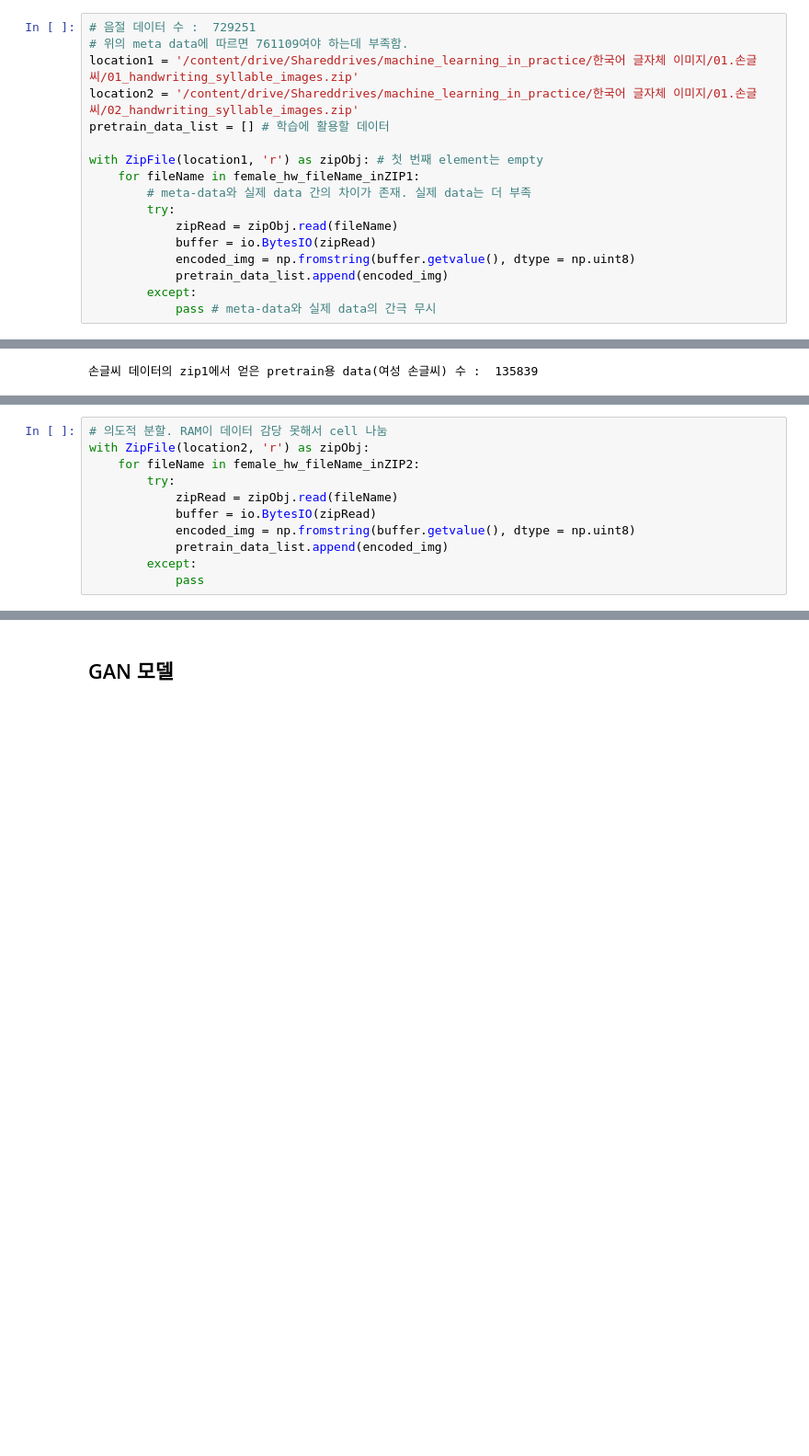
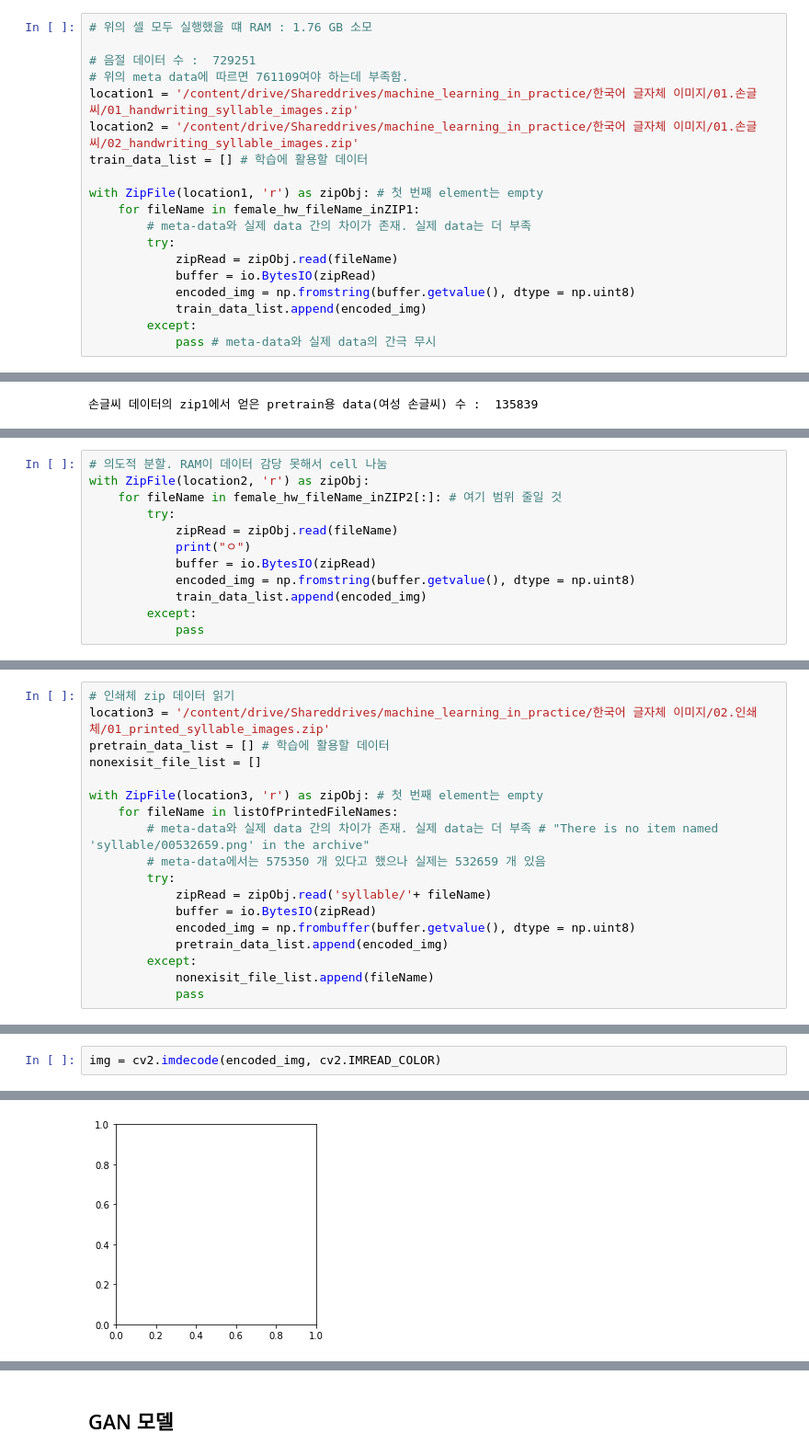
Before and after one commit to PILGI-Analog-To-Digital/Analog-PILGI-to-DIgital, a Jupyter notebook: GAN.ipynb, the cells around one changed output, grey strips where cells are left out. Shown: that part at 92% size. Drawn from its saved outputs; the diff is of its cells as text; blank space fills up the shorter version.

```diff
--- a/GAN.ipynb
+++ b/GAN.ipynb
@@ -146,11 +148,13 @@ for filename in listOfFemaleHandWritingFileNames:
     else:
         female_hw_fileName_inZIP2.append('2_syllable/'+ filename)
 # %%
+# 위의 셀 모두 실행했을 떄 RAM : 1.76 GB 소모
+
 # 음절 데이터 수 :  729251
 # 위의 meta data에 따르면 761109여야 하는데 부족함.
 location1 = '/content/drive/Shareddrives/machine_learning_in_practice/한국어 글자체 이미지/01.손글씨/01_handwriting_syllable_images.zip'
 location2 = '/content/drive/Shareddrives/machine_learning_in_practice/한국어 글자체 이미지/01.손글씨/02_handwriting_syllable_images.zip'
-pretrain_data_list = [] # 학습에 활용할 데이터
+train_data_list = [] # 학습에 활용할 데이터
 
 with ZipFile(location1, 'r') as zipObj: # 첫 번째 element는 empty
     for fileName in female_hw_fileName_inZIP1:
@@ -159,7 +163,7 @@ with ZipFile(location1, 'r') as zipObj: # 첫 번째 element는 empty
             zipRead = zipObj.read(fileName)
             buffer = io.BytesIO(zipRead)
             encoded_img = np.fromstring(buffer.getvalue(), dtype = np.uint8)
-            pretrain_data_list.append(encoded_img)
+            train_data_list.append(encoded_img)
         except:
             pass # meta-data와 실제 data의 간극 무시
 # %%
@@ -169,12 +176,13 @@ print("손글씨 데이터의 zip1에서 얻은 pretrain용 data(여성 손글
 # %%
 # 의도적 분할. RAM이 데이터 감당 못해서 cell 나눔
 with ZipFile(location2, 'r') as zipObj:
-    for fileName in female_hw_fileName_inZIP2:
+    for fileName in female_hw_fileName_inZIP2[:]: # 여기 범위 줄일 것
         try:
             zipRead = zipObj.read(fileName)
+            print("ㅇ")
             buffer = io.BytesIO(zipRead)
             encoded_img = np.fromstring(buffer.getvalue(), dtype = np.uint8)
-            pretrain_data_list.append(encoded_img)
+            train_data_list.append(encoded_img)
         except:
             pass
 # %%
@@ -181,0 +190,18 @@ print("손글씨 데이터 전체에서 얻은 pretrain용 data(여성 손글씨
+# %%
+# 인쇄체 zip 데이터 읽기
+location3 = '/content/drive/Shareddrives/machine_learning_in_practice/한국어 글자체 이미지/02.인쇄체/01_printed_syllable_images.zip'
+pretrain_data_list = [] # 학습에 활용할 데이터
+nonexisit_file_list = []
+
+with ZipFile(location3, 'r') as zipObj: # 첫 번째 element는 empty
+    for fileName in listOfPrintedFileNames:
+        # meta-data와 실제 data 간의 차이가 존재. 실제 data는 더 부족 # "There is no item named 'syllable/00532659.png' in the archive"
+        # meta-data에서는 575350 개 있다고 했으나 실제는 532659 개 있음
+        try:
+            zipRead = zipObj.read('syllable/'+ fileName)
+            buffer = io.BytesIO(zipRead)
+            encoded_img = np.frombuffer(buffer.getvalue(), dtype = np.uint8)
+            pretrain_data_list.append(encoded_img)
+        except:
+            nonexisit_file_list.append(fileName)
+            pass
@@ -181,0 +258,3 @@ print("손글씨 데이터 전체에서 얻은 pretrain용 data(여성 손글씨
+# %%
+img = cv2.imdecode(encoded_img, cv2.IMREAD_COLOR)
+# %% [output]
@@ -181,0 +262 @@ print("손글씨 데이터 전체에서 얻은 pretrain용 data(여성 손글씨
+[figure, added]
```
Also changed, not shown: parts of 26 cells of this notebook.
